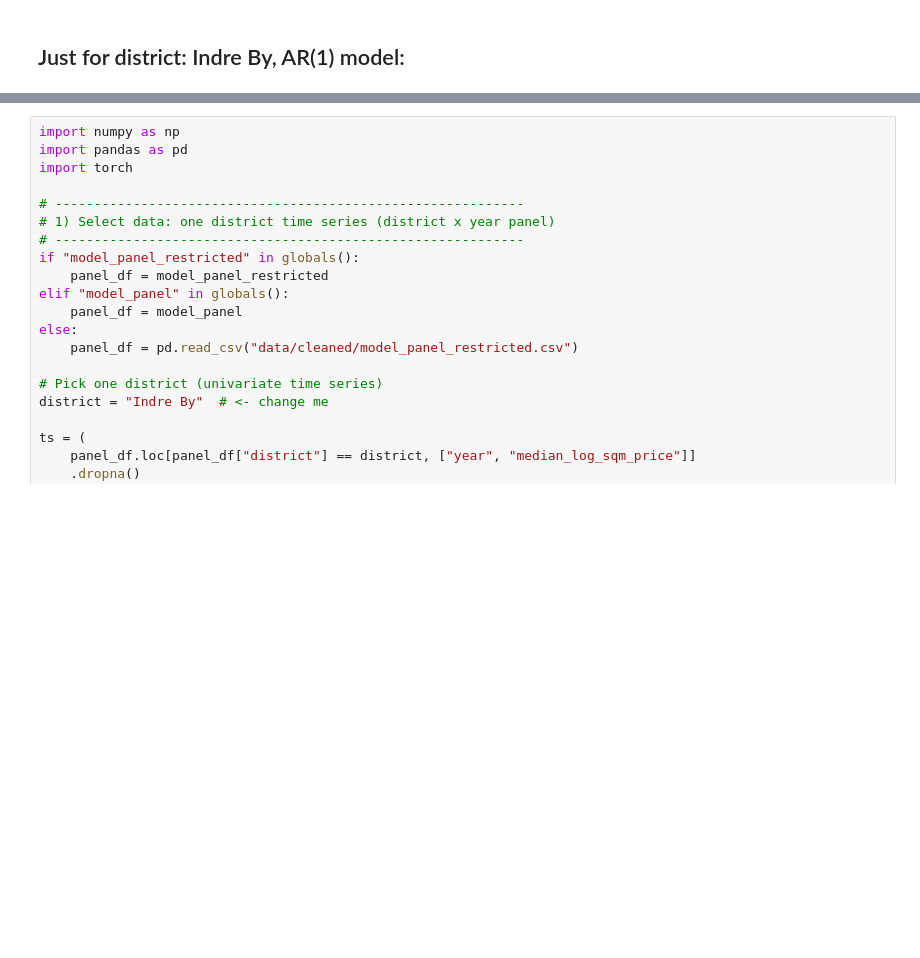
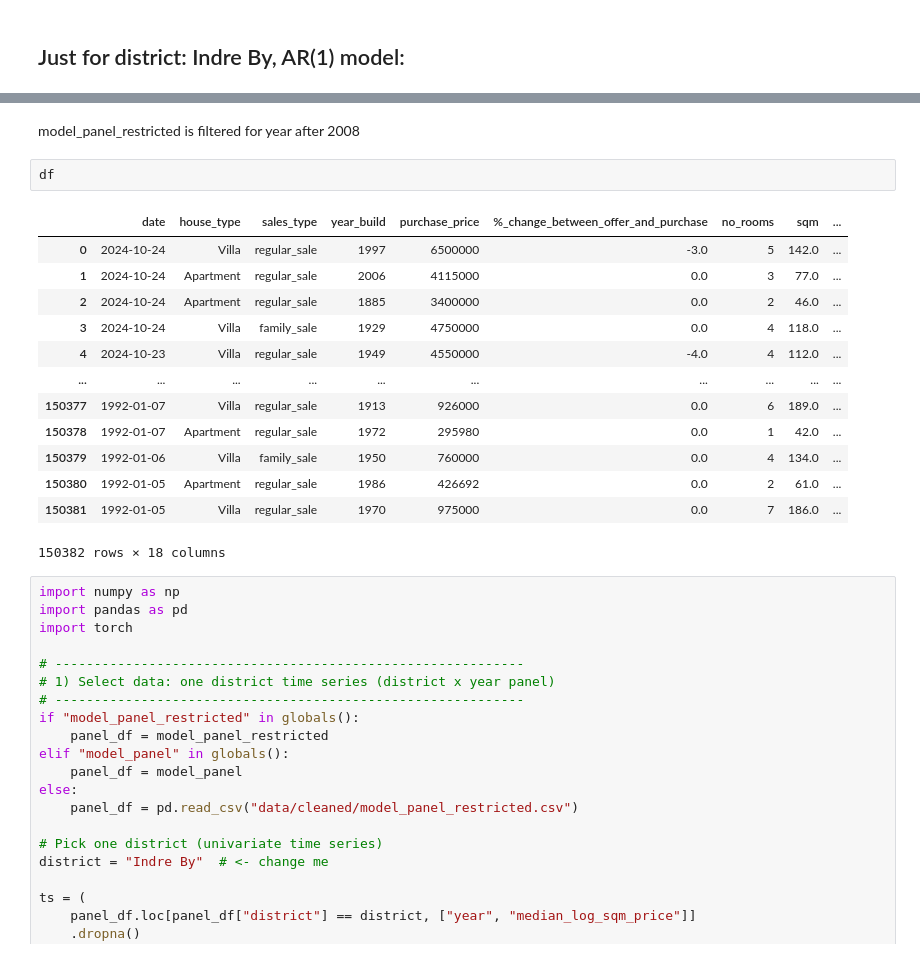
Before and after one commit to ursulailves/modelML_project, a Jupyter notebook: CPH_HousingPriceModel.ipynb, the cells around one changed output, grey strips where cells are left out. Cells and saved outputs as stored; diff of their text form; blank space fills up the shorter version.

```diff
--- a/CPH_HousingPriceModel.ipynb
+++ b/CPH_HousingPriceModel.ipynb
@@ -1931,3 +2201,21 @@ Below we do a **train/test split** (hold out last years), fit on train only, the
+# %% [markdown]
+model_panel_restricted is filtered for year after 2008
+# %%
+df
+# %% [output]
+|  | date | house_type | sales_type | year_build | purchase_price | %_change_between_offer_and_purchase | no_rooms | sqm | ... |
+| 0 | 2024-10-24 | Villa | regular_sale | 1997 | 6500000 | -3.0 | 5 | 142.0 | ... |
+| 1 | 2024-10-24 | Apartment | regular_sale | 2006 | 4115000 | 0.0 | 3 | 77.0 | ... |
+| 2 | 2024-10-24 | Apartment | regular_sale | 1885 | 3400000 | 0.0 | 2 | 46.0 | ... |
+| 3 | 2024-10-24 | Villa | family_sale | 1929 | 4750000 | 0.0 | 4 | 118.0 | ... |
+| 4 | 2024-10-23 | Villa | regular_sale | 1949 | 4550000 | -4.0 | 4 | 112.0 | ... |
+| ... | ... | ... | ... | ... | ... | ... | ... | ... | ... |
+| 150377 | 1992-01-07 | Villa | regular_sale | 1913 | 926000 | 0.0 | 6 | 189.0 | ... |
+| 150378 | 1992-01-07 | Apartment | regular_sale | 1972 | 295980 | 0.0 | 1 | 42.0 | ... |
+| 150379 | 1992-01-06 | Villa | family_sale | 1950 | 760000 | 0.0 | 4 | 134.0 | ... |
+| 150380 | 1992-01-05 | Apartment | regular_sale | 1986 | 426692 | 0.0 | 2 | 61.0 | ... |
+| 150381 | 1992-01-05 | Villa | regular_sale | 1970 | 975000 | 0.0 | 7 | 186.0 | ... |
+150382 rows × 18 columns
 # %%
 import numpy as np
 import pandas as pd
```
Also changed, not shown: parts of 37 cells of this notebook.
